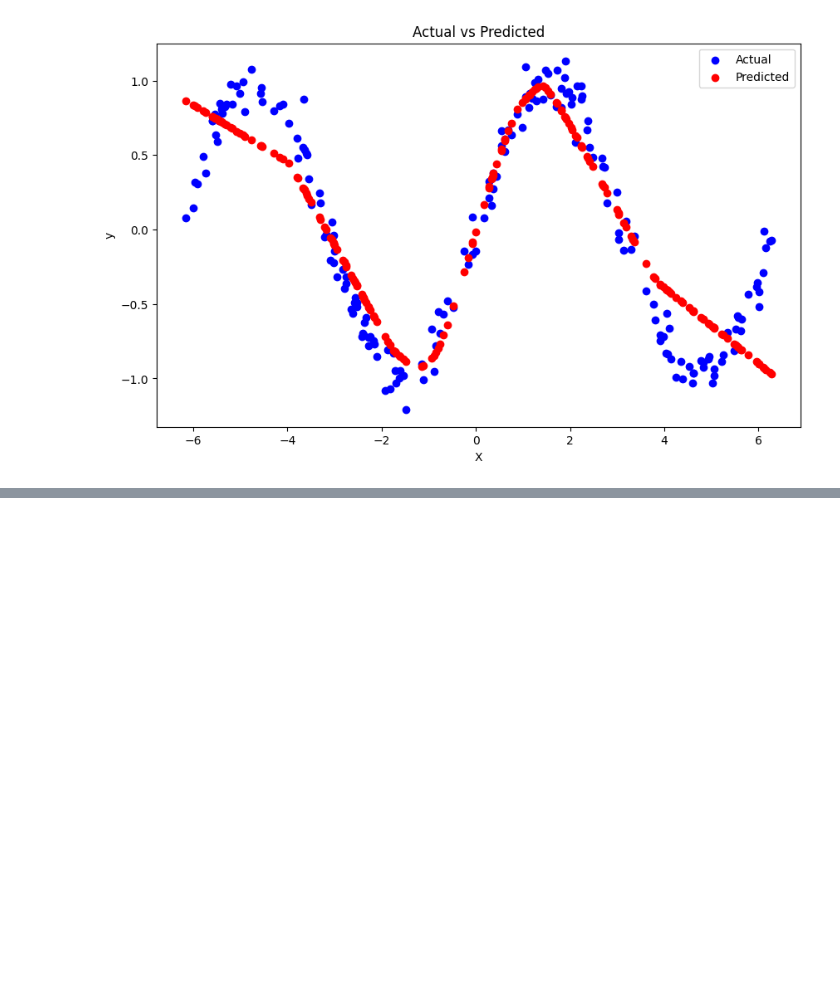
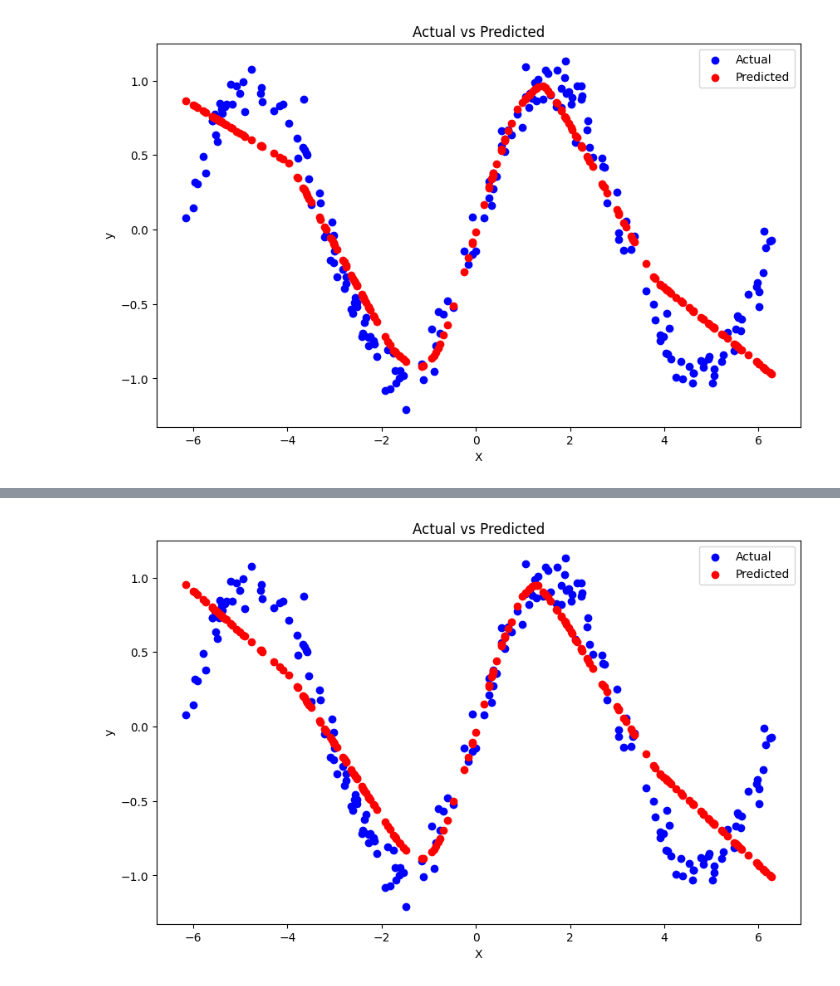
Before and after one commit to vijaygwu/IntroToDeepLearning, a Jupyter notebook: RegressionPyTorch.ipynb, the cells around one changed output, grey strips where cells are left out. Saved outputs shown, nothing was run; the diff lists cells and outputs as text; code cells hidden in the pictures; blank space fills up the shorter version.

```diff
--- a/RegressionPyTorch.ipynb
+++ b/RegressionPyTorch.ipynb
@@ -355,0 +393,96 @@ plt.show()  # Display the plot
+# %%
+
+# Import necessary libraries
+import torch
+import torch.nn as nn  # For defining neural network layers and the model
+import torch.optim as optim  # For defining optimization algorithms like SGD, Adam
+import matplotlib.pyplot as plt  # For plotting and visualization
+import numpy as np  # For numerical operations and data generation
+from sklearn.model_selection import train_test_split  # For splitting data into training and testing sets
+
+# 1. Create Synthetic Data
+# Generate synthetic data points using a sine function with some added noise
+np.random.seed(42)  # Set a random seed for reproducibility
+X = np.linspace(-2 * np.pi, 2 * np.pi, 1000).reshape(-1, 1)  # Generate 1000 points between -2pi and 2pi
+y = np.sin(X) + 0.1 * np.random.randn(1000, 1)  # Apply sine function and add Gaussian noise
+
+# Split the data into training and test sets (80% training, 20% testing)
+X_train, X_test, y_train, y_test = train_test_split(X, y, test_size=0.2, random_state=42)
+
+# Convert the numpy arrays into PyTorch tensors
+X_train_tensor = torch.Tensor(X_train)
+y_train_tensor = torch.Tensor(y_train)
+X_test_tensor = torch.Tensor(X_test)
+y_test_tensor = torch.Tensor(y_test)
+
+# 2. Define the Neural Network Model with Activation Functions
+# We define a simple feedforward neural network with 2 hidden layers and ReLU activation
+class SimpleRegressionModel(nn.Module):
+    def __init__(self):
+        super(SimpleRegressionModel, self).__init__()
+        # Define the layers: 1 input layer, 2 hidden layers, 1 output layer
+        self.fc1 = nn.Linear(1, 64)  # Input layer with 1 input and 64 neurons
+        self.fc2 = nn.Linear(64, 64)  # Hidden layer with 64 inputs and 64 neurons
+        self.fc3 = nn.Linear(64, 1)  # Output layer with 64 inputs and 1 output (regression value)
+
+        # Define ReLU activation function
+        self.relu = nn.ReLU()
+
+    def forward(self, x):
+        # Define the forward pass through the network with ReLU activations
+        x = self.relu(self.fc1(x))  # Apply ReLU activation after the first layer
+        x = self.relu(self.fc2(x))  # Apply ReLU activation after the second layer
+        x = self.fc3(x)  # Output layer without activation (for regression)
+        return x
+
+# 3. Instantiate the Model, Define Loss Function, and Optimizer
+model = SimpleRegressionModel()  # Create an instance of the model
+criterion = nn.MSELoss()  # Mean Squared Error loss for regression tasks
+optimizer = optim.SGD(model.parameters(), lr=0.01)  # Stochastic Gradient Descent with learning rate 0.01
+
+# 4. Train the Model
+num_epochs = 1000  # Number of epochs (iterations over the entire dataset)
+for epoch in range(num_epochs):
+    model.train()  # Set the model to training mode
+
+    # Forward pass: Compute predicted y by passing X to the model
+    y_pred = model(X_train_tensor)
+
+    # Compute the loss between predicted and actual y
+    loss = criterion(y_pred, y_train_tensor)
+
+    # Zero the gradients before running the backward pass
+    optimizer.zero_grad()
+
+    # Backward pass: Compute gradients of the loss with respect to model parameters
+    loss.backward()
+
+    # Update the model parameters based on the gradients
+    optimizer.step()
+
+    # Print the loss every 100 epochs for monitoring
+    if (epoch + 1) % 100 == 0:
+        print(f'Epoch [{epoch + 1}/{num_epochs}], Loss: {loss.item():.4f}')
+
+# 5. Evaluate the Model
+model.eval()  # Set the model to evaluation mode
+
+# Make predictions on the test set
+with torch.no_grad():  # Disable gradient computation for evaluation
+    y_test_pred = model(X_test_tensor)
+
+# Convert predictions and actual values to numpy arrays for plotting
+y_test_pred = y_test_pred.numpy()
+y_test = y_test_tensor.numpy()
+
+# 6. Plot the Results
+# Plot the actual vs predicted values
+plt.figure(figsize=(10, 6))
+plt.scatter(X_test, y_test, label='Actual', color='blue')  # Actual data points in blue
+plt.scatter(X_test, y_test_pred, label='Predicted', color='red')  # Predicted data points in red
+plt.legend()  # Show legend
+plt.title('Actual vs Predicted')  # Title of the plot
+plt.xlabel('X')  # X-axis label
+plt.ylabel('y')  # Y-axis label
+plt.show()  # Display the plot
+# %% [output]
@@ -355,0 +499 @@ plt.show()  # Display the plot
+[figure, added]
```
Also changed, not shown: parts of 2 cells of this notebook.
